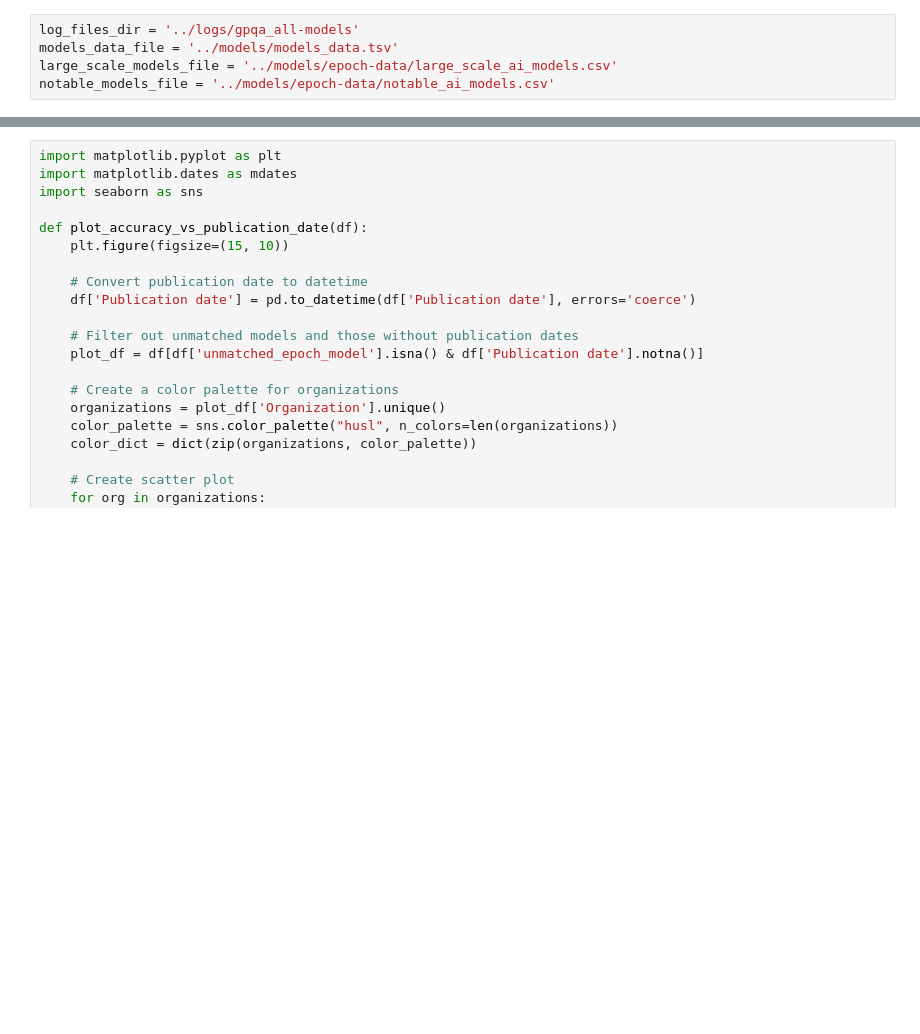
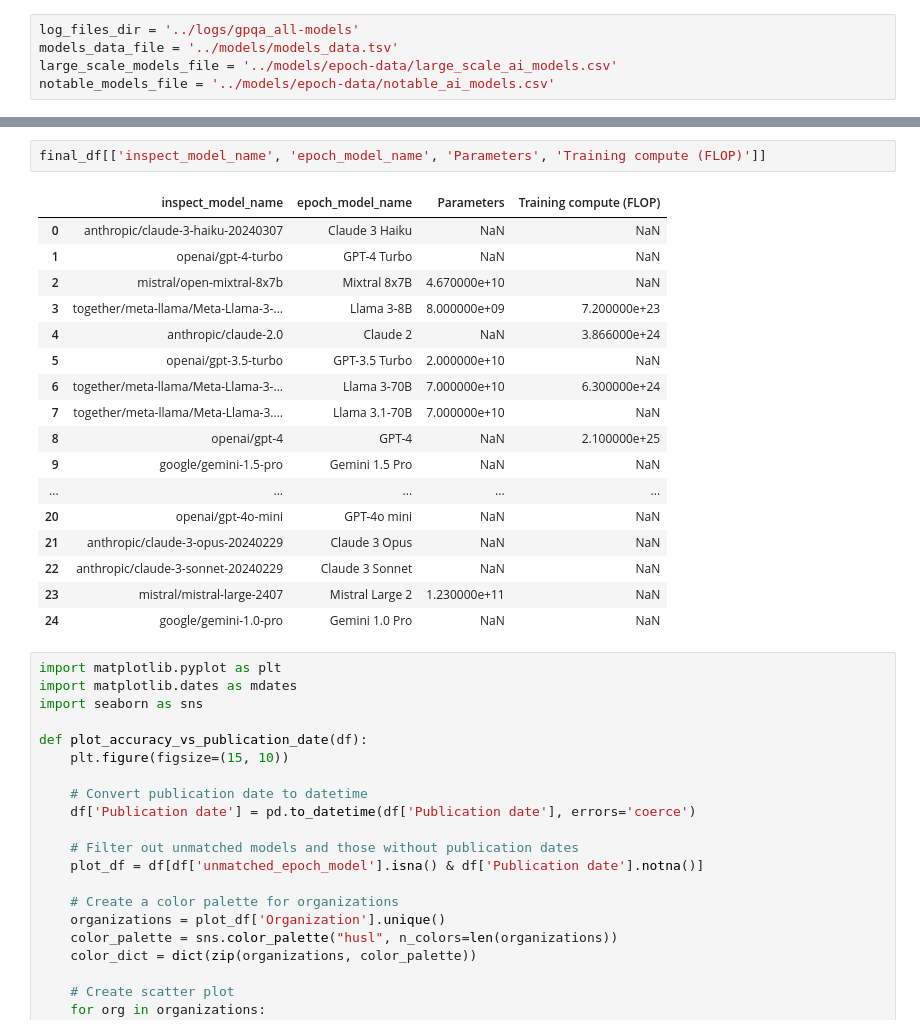
Before and after one commit to lennijusten/biology-benchmarks, a Jupyter notebook: notebooks/lenni-data-analysis-2.ipynb, the cells around one changed output, grey strips where cells are left out. Cells and saved outputs as stored; diff of their text form; blank space fills up the shorter version.

```diff
--- a/notebooks/lenni-data-analysis-2.ipynb
+++ b/notebooks/lenni-data-analysis-2.ipynb
@@ -123,3 +142,23 @@ Unmatched epoch models: []
+# %%
+final_df[['inspect_model_name', 'epoch_model_name', 'Parameters', 'Training compute (FLOP)']]
+# %% [output]
+|  | inspect_model_name | epoch_model_name | Parameters | Training compute (FLOP) |
+| 0 | anthropic/claude-3-haiku-20240307 | Claude 3 Haiku | NaN | NaN |
+| 1 | openai/gpt-4-turbo | GPT-4 Turbo | NaN | NaN |
+| 2 | mistral/open-mixtral-8x7b | Mixtral 8x7B | 4.670000e+10 | NaN |
+| 3 | together/meta-llama/Meta-Llama-3-... | Llama 3-8B | 8.000000e+09 | 7.200000e+23 |
+| 4 | anthropic/claude-2.0 | Claude 2 | NaN | 3.866000e+24 |
+| 5 | openai/gpt-3.5-turbo | GPT-3.5 Turbo | 2.000000e+10 | NaN |
+| 6 | together/meta-llama/Meta-Llama-3-... | Llama 3-70B | 7.000000e+10 | 6.300000e+24 |
+| 7 | together/meta-llama/Meta-Llama-3.... | Llama 3.1-70B | 7.000000e+10 | NaN |
+| 8 | openai/gpt-4 | GPT-4 | NaN | 2.100000e+25 |
+| 9 | google/gemini-1.5-pro | Gemini 1.5 Pro | NaN | NaN |
+| ... | ... | ... | ... | ... |
+| 20 | openai/gpt-4o-mini | GPT-4o mini | NaN | NaN |
+| 21 | anthropic/claude-3-opus-20240229 | Claude 3 Opus | NaN | NaN |
+| 22 | anthropic/claude-3-sonnet-20240229 | Claude 3 Sonnet | NaN | NaN |
+| 23 | mistral/mistral-large-2407 | Mistral Large 2 | 1.230000e+11 | NaN |
+| 24 | google/gemini-1.0-pro | Gemini 1.0 Pro | NaN | NaN |
 # %%
 import matplotlib.pyplot as plt
 import matplotlib.dates as mdates
```
Also changed, not shown: parts of 6 cells of this notebook, 1 other file.
